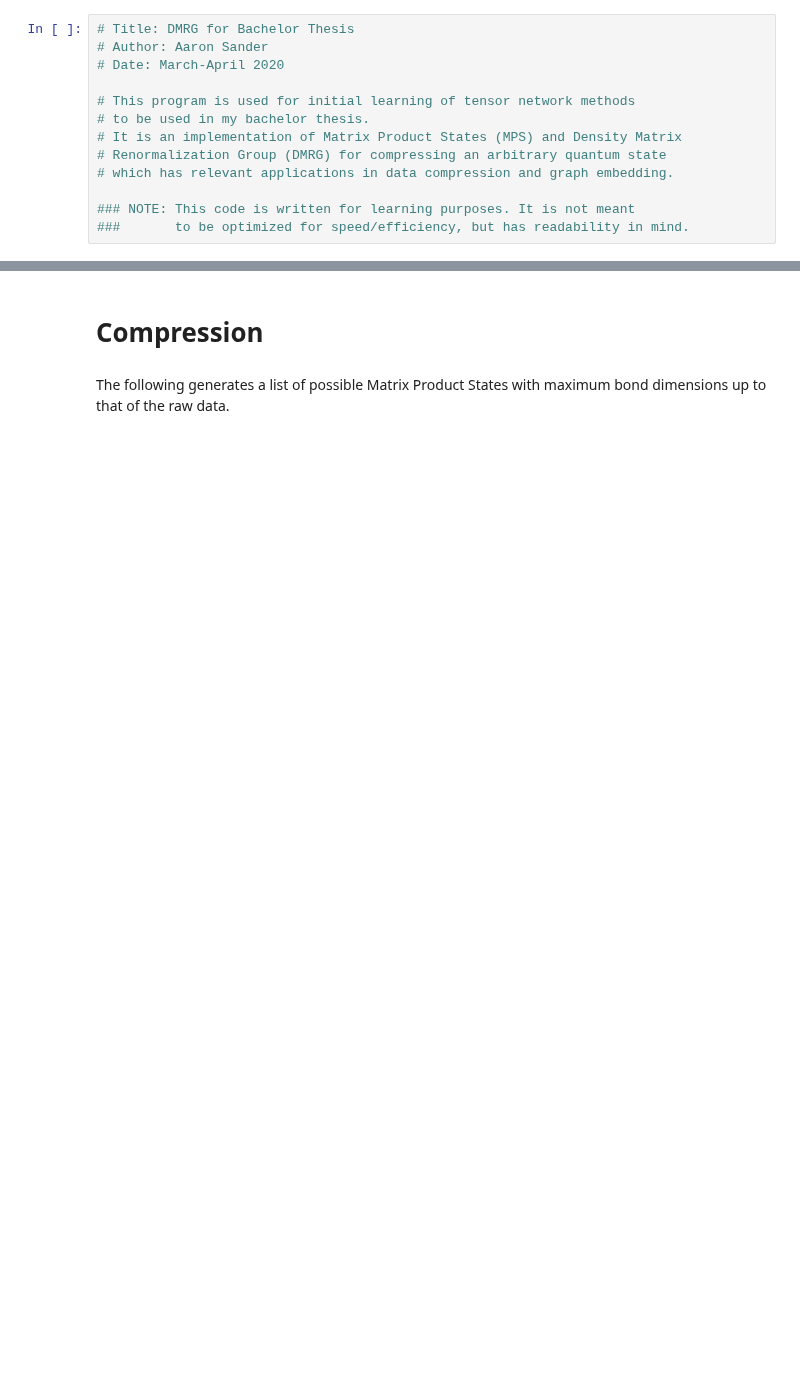
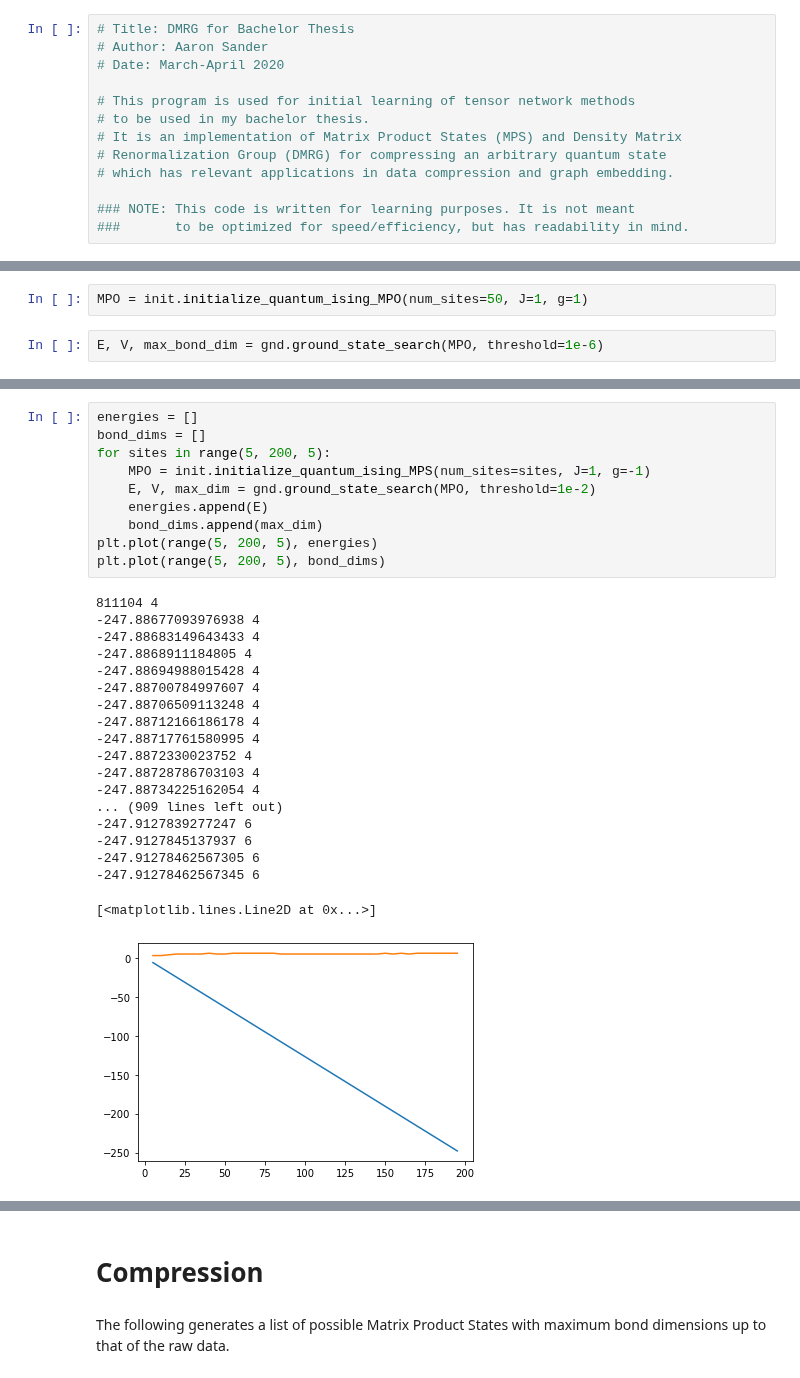
Before and after one commit to aaronleesander/DMRG-inspired-Algorithms-for-Neural-Network-Compression, a Jupyter notebook: main.ipynb, the cells around one changed output, grey strips where cells are left out. Drawn from its saved outputs; the diff is of its cells as text; blank space fills up the shorter version.

```diff
--- a/main.ipynb
+++ b/main.ipynb
@@ -29,0 +27,4 @@ import scipy.sparse as sparse
+# %%
+MPO = init.initialize_quantum_ising_MPO(num_sites=50, J=1, g=1)
+# %%
+E, V, max_bond_dim = gnd.ground_state_search(MPO, threshold=1e-6)
@@ -29,0 +49,30 @@ import scipy.sparse as sparse
+# %%
+energies = []
+bond_dims = []
+for sites in range(5, 200, 5):
+    MPO = init.initialize_quantum_ising_MPS(num_sites=sites, J=1, g=-1)
+    E, V, max_dim = gnd.ground_state_search(MPO, threshold=1e-2)
+    energies.append(E)
+    bond_dims.append(max_dim)
+plt.plot(range(5, 200, 5), energies)
+plt.plot(range(5, 200, 5), bond_dims)
+# %% [output]
+811104 4
+-247.88677093976938 4
+-247.88683149643433 4
+-247.8868911184805 4
+-247.88694988015428 4
+-247.88700784997607 4
+-247.88706509113248 4
+-247.88712166186178 4
+-247.88717761580995 4
+-247.8872330023752 4
+-247.88728786703103 4
+-247.88734225162054 4
+... (909 lines left out)
+-247.9127839277247 6
+-247.9127845137937 6
+-247.91278462567305 6
+-247.91278462567345 6
+[<matplotlib.lines.Line2D at 0x...>]
+[figure, added]
```
Also changed, not shown: parts of 27 cells of this notebook, 3 other files.
